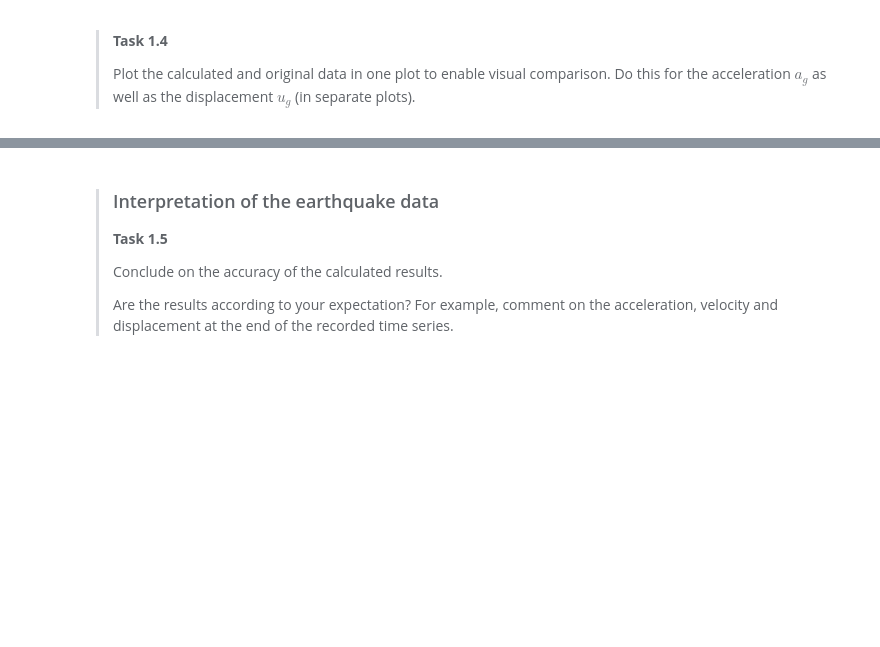
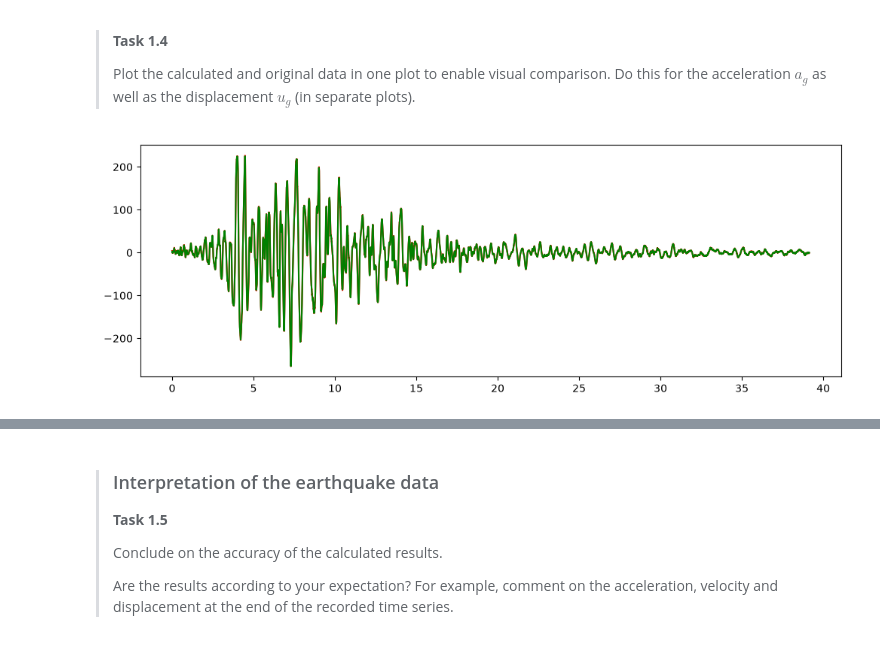
Before and after one commit to LorenzoBellunato/GA1.2, a Jupyter notebook: all_files_GA_1_2/1Ddynamics.ipynb, the cells around one changed output, grey strips where cells are left out. Drawn from its saved outputs; the diff is of its cells as text; code cells hidden in the pictures; blank space fills up the shorter version.

```diff
--- a/all_files_GA_1_2/1Ddynamics.ipynb
+++ b/all_files_GA_1_2/1Ddynamics.ipynb
@@ -151,8 +155,9 @@ Total area (Trapezoidal): 2.19 cm
 # %%
 # Plotting ground acceleration
 
 plt.figure(figsize=(12, 4))
-### YOUR CODE HERE ###
-### YOUR CODE HERE ###
-### YOUR CODE HERE ###
+plt.plot(t,ag, label="Acceleration", color="red")
+plt.plot(t,forward_diff, label="Forward Difference", color="green")
 plt.show()
+# %% [output]
+[figure, added]
```
Also changed, not shown: parts of 4 cells of this notebook.
